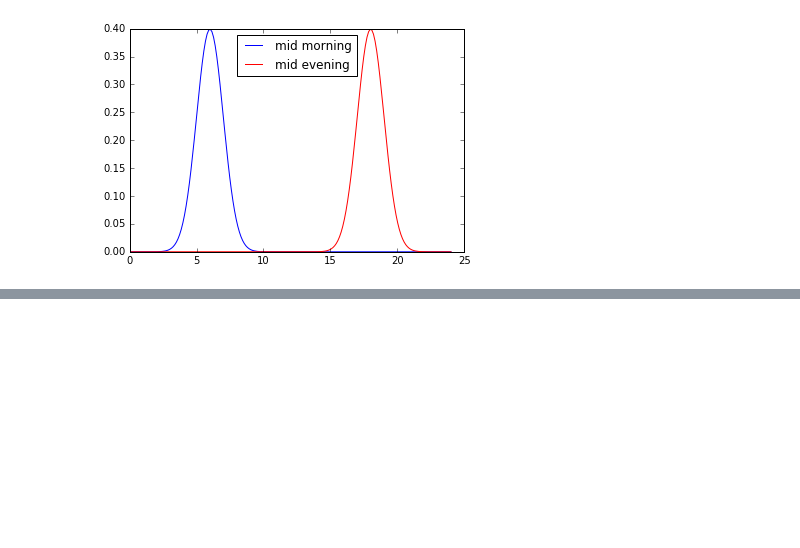
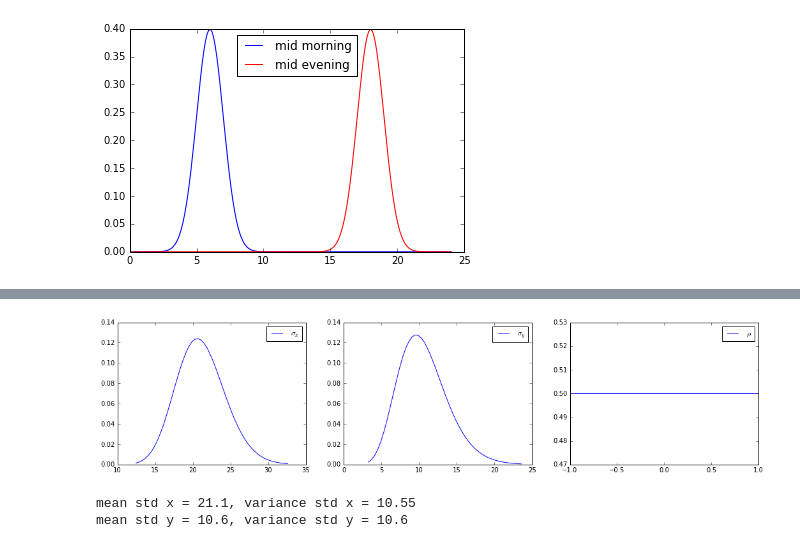
Before and after one commit to mountaindust/Parasitoids, a Jupyter notebook: analytic/docs/Bayesian_Model.ipynb, the cells around one changed output, grey strips where cells are left out. Cells and saved outputs as stored; diff of their text form; code cells hidden in the pictures; blank space fills up the shorter version.

```diff
--- a/analytic/docs/Bayesian_Model.ipynb
+++ b/analytic/docs/Bayesian_Model.ipynb
@@ -73,0 +136,38 @@ $a_2$ and $b_2$ are parameters which control the scaling of their logistic funct
+# %%
+%matplotlib inline
+import numpy as np
+import scipy.stats as stats
+import matplotlib.pyplot as plt
+
+k_x = 21.1*2
+theta_x = 0.5
+rv_x = stats.gamma(k_x,scale=theta_x)
+
+k_y = 10.6
+theta_y = 1
+rv_y = stats.gamma(k_y,scale=theta_y)
+
+rv_rho = stats.uniform(-1,2)
+
+plt.figure(figsize=(18,4))
+plt.subplot(131)
+x = np.linspace(rv_x.ppf(0.001),rv_x.ppf(0.999))
+plt.plot(x,rv_x.pdf(x),label=r'$\sigma_x$')
+plt.legend()
+plt.subplot(132)
+x = np.linspace(rv_y.ppf(0.001),rv_y.ppf(0.999))
+plt.plot(x,rv_y.pdf(x),label=r'$\sigma_y$')
+plt.legend()
+plt.subplot(133)
+x = np.linspace(-1,1)
+plt.plot(x,rv_rho.pdf(x),label=r'$\rho$')
+plt.legend()
+plt.show()
+gstats = rv_x.stats()
+print('mean std x = {0}, variance std x = {1}'.format(gstats[0],gstats[1]))
+gstats = rv_y.stats()
+print('mean std y = {0}, variance std y = {1}'.format(gstats[0],gstats[1]))
+# %% [output]
+[figure, added]
+mean std x = 21.1, variance std x = 10.55
+mean std y = 10.6, variance std y = 10.6
```
Also changed, not shown: parts of 11 cells of this notebook.
